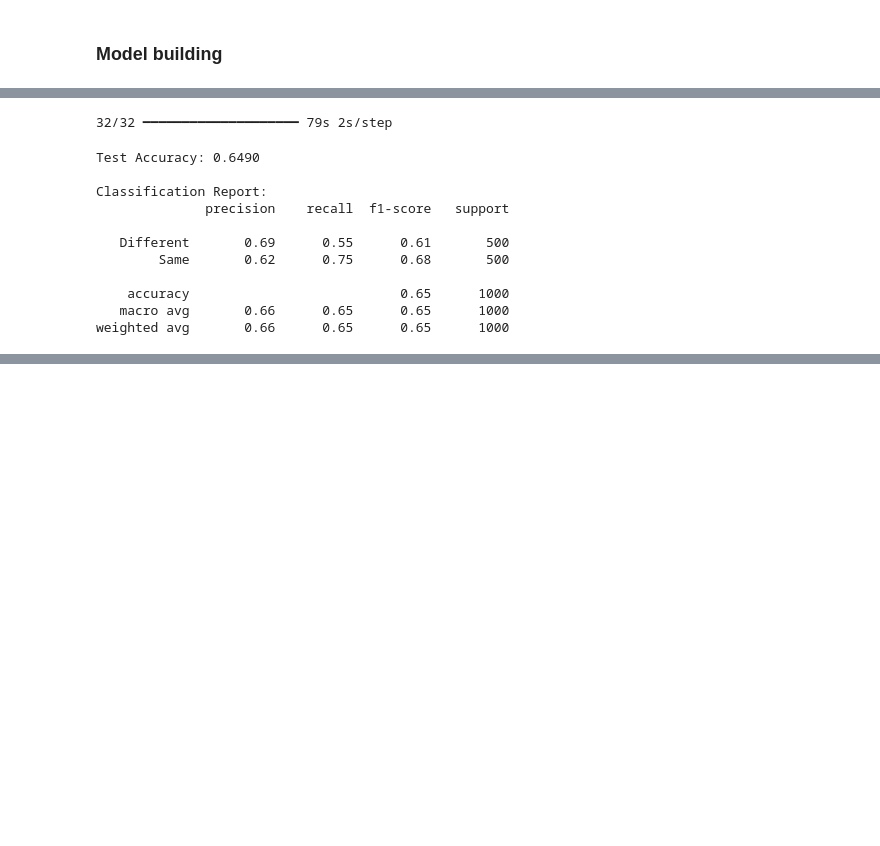
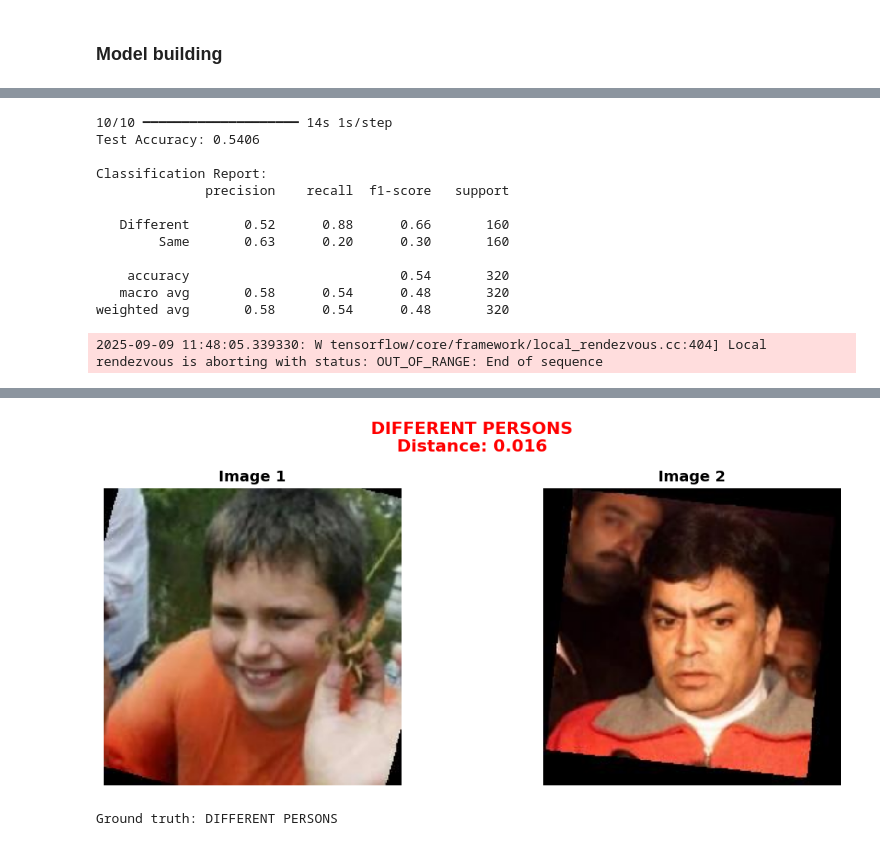
Before and after one commit to russomario/Siamese-Network-HAEEI, a Jupyter notebook: siamese.ipynb, the cells around one changed output, grey strips where cells are left out. Cells and saved outputs as stored; diff of their text form; code cells hidden in the pictures; blank space fills up the shorter version.

```diff
--- a/siamese.ipynb
+++ b/siamese.ipynb
@@ -466,12 +513,10 @@ def compare_faces(model, img1_path, img2_path, threshold=0.5):
 
     # Determine if same person
     is_same_person = distance < threshold
-    confidence = 1 - distance if is_same_person else distance
 
     return {
         "distance": distance,
         "is_same_person": is_same_person,
-        "confidence": confidence,
         "threshold": threshold,
     }
 
@@ -497,7 +542,7 @@ def visualize_prediction(img1_path, img2_path, result):
     result_text = "SAME PERSON" if result["is_same_person"] else "DIFFERENT PERSONS"
 
     plt.suptitle(
-        f"{result_text}\nDistance: {result['distance']:.3f}, Confidence: {result['confidence']:.3f}",
+        f"{result_text}\nDistance: {result['distance']:.3f}",
         fontsize=16,
         fontweight="bold",
         color=color,
@@ -982,9 +1061,3 @@ def find_eer_threshold(model, test_dataset):
     plt.show()
 
     return eer_threshold_distance, eer_rate
-
-
-# Find EER threshold
-eer_threshold, eer_rate = find_eer_threshold(cosine_siamese_model, test_dataset)
-print(f"EER threshold: {eer_threshold:.3f}")
-print(f"EER rate: {eer_rate:.3f}")
@@ -1185,17 +1243,32 @@ RECOMMENDED: 0.530 (ROC-based)
 # %%
 test_predictions, test_true, test_pred = evaluate_model(
-    cosine_siamese_model, test_dataset, threshold=0.53
+    cosine_siamese_model, test_dataset, threshold=recommended_threshold
 )
 # %% [output]
-32/32 ━━━━━━━━━━━━━━━━━━━━ 79s 2s/step
+10/10 ━━━━━━━━━━━━━━━━━━━━ 14s 1s/step
+Test Accuracy: 0.5406
+
+Classification Report:
+              precision    recall  f1-score   support
+
+   Different       0.52      0.88      0.66       160
+        Same       0.63      0.20      0.30       160
+
+    accuracy                           0.54       320
+   macro avg       0.58      0.54      0.48       320
+weighted avg       0.58      0.54      0.48       320
-Test Accuracy: 0.6490
-
-Classification Report:
-              precision    recall  f1-score   support
-
-   Different       0.69      0.55      0.61       500
-        Same       0.62      0.75      0.68       500
-
-    accuracy                           0.65      1000
-   macro avg       0.66      0.65      0.65      1000
-weighted avg       0.66      0.65      0.65      1000
+2025-09-09 11:48:05.339330: W tensorflow/core/framework/local_rendezvous.cc:404] Local rendezvous is aborting with status: OUT_OF_RANGE: End of sequence
+# %%
+# get random pair from test set
+random_index = random.randint(0, len(test_pairs) - 1)
+example_pair = test_pairs[random_index]
+are_they_same = test_labels[random_index]
+img1_path, img2_path = example_pair
+# Compare the two images
+result = compare_faces(
+    cosine_siamese_model, img1_path, img2_path, threshold=recommended_threshold
+)
+# Visualize the prediction
+visualize_prediction(img1_path, img2_path, result)
+print(f"Ground truth: {'SAME PERSON' if are_they_same==1 else 'DIFFERENT PERSONS'}")
+# %% [output]
@@ -1201,0 +1276,2 @@ weighted avg       0.66      0.65      0.65      1000
+[figure, new version]
+Ground truth: DIFFERENT PERSONS
```
Also changed, not shown: parts of 30 cells of this notebook.
